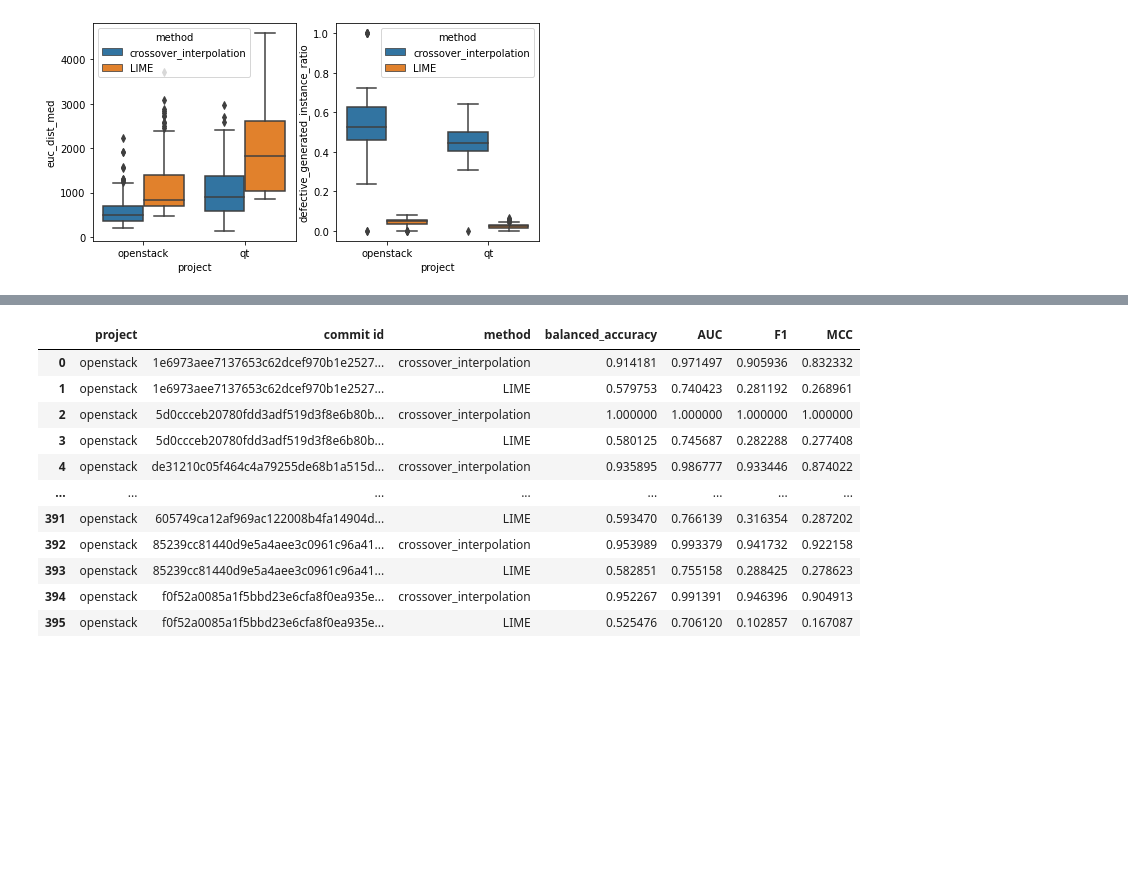
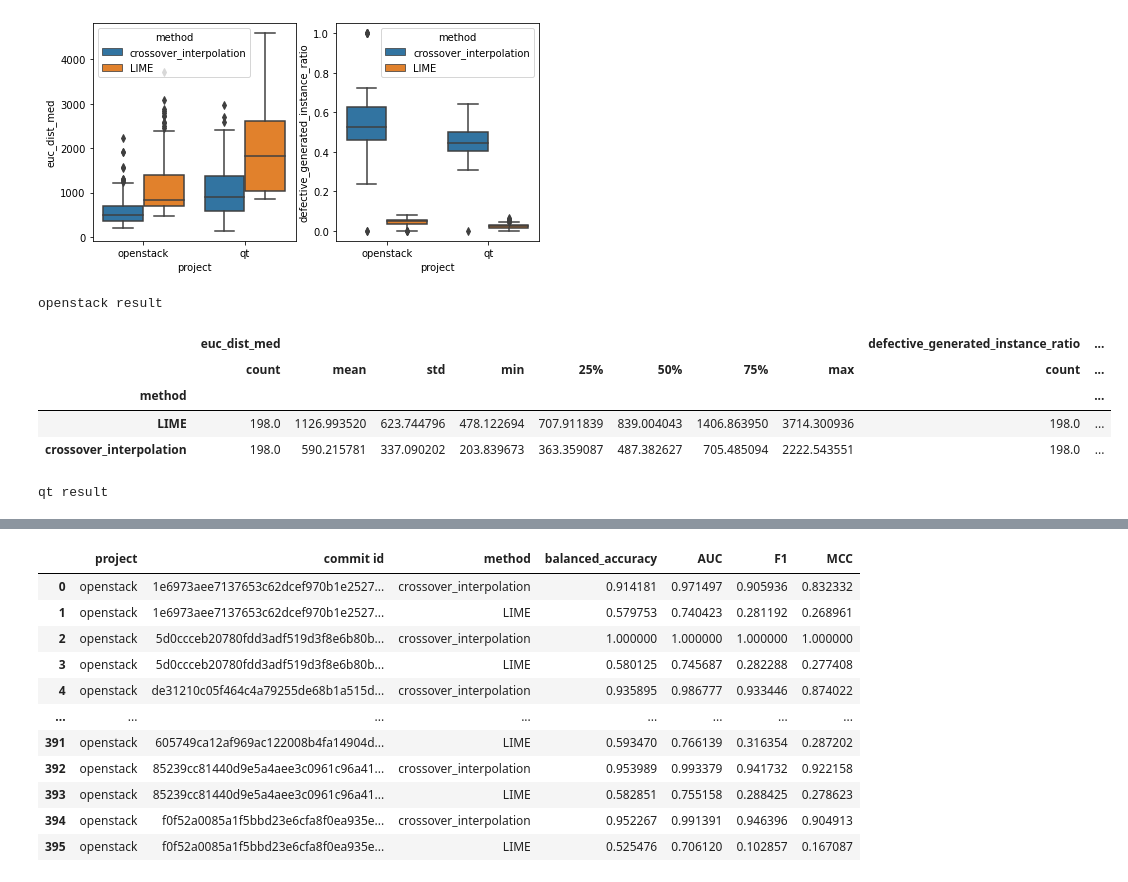
Before and after one commit to awsm-research/PyExplainer, a Jupyter notebook: experiment/evaluation_clean_code.ipynb, the cells around one changed output, grey strips where cells are left out. Saved outputs shown, nothing was run; the diff lists cells and outputs as text; code cells hidden in the pictures; blank space fills up the shorter version.

```diff
--- a/experiment/evaluation_clean_code.ipynb
+++ b/experiment/evaluation_clean_code.ipynb
@@ -391,3 +456,16 @@ plt.show()
 | 3 | openstack | 5d0ccceb20780fdd3adf519d3f8e6b80b... | LIME | 1384.777800 | 0.049000 |
 | 4 | openstack | de31210c05f464c4a79255de68b1a515d... | crossover_interpolation | 233.747669 | 0.463710 |
 [figure]
+# %%
+print('openstack result')
+display(openstack_result_df.groupby('method').describe())
+print('qt result')
+display(qt_result_df.groupby('method').describe())
+# %% [output]
+openstack result
+|  | euc_dist_med |  |  |  |  |  |  |  | defective_generated_instance_ratio | ... |
+|  | count | mean | std | min | 25% | 50% | 75% | max | count | ... |
+| method |  |  |  |  |  |  |  |  |  | ... |
+| LIME | 198.0 | 1126.993520 | 623.744796 | 478.122694 | 707.911839 | 839.004043 | 1406.863950 | 3714.300936 | 198.0 | ... |
+| crossover_interpolation | 198.0 | 590.215781 | 337.090202 | 203.839673 | 363.359087 | 487.382627 | 705.485094 | 2222.543551 | 198.0 | ... |
+qt result
```
Also changed, not shown: parts of 11 cells of this notebook, 5 other files.
